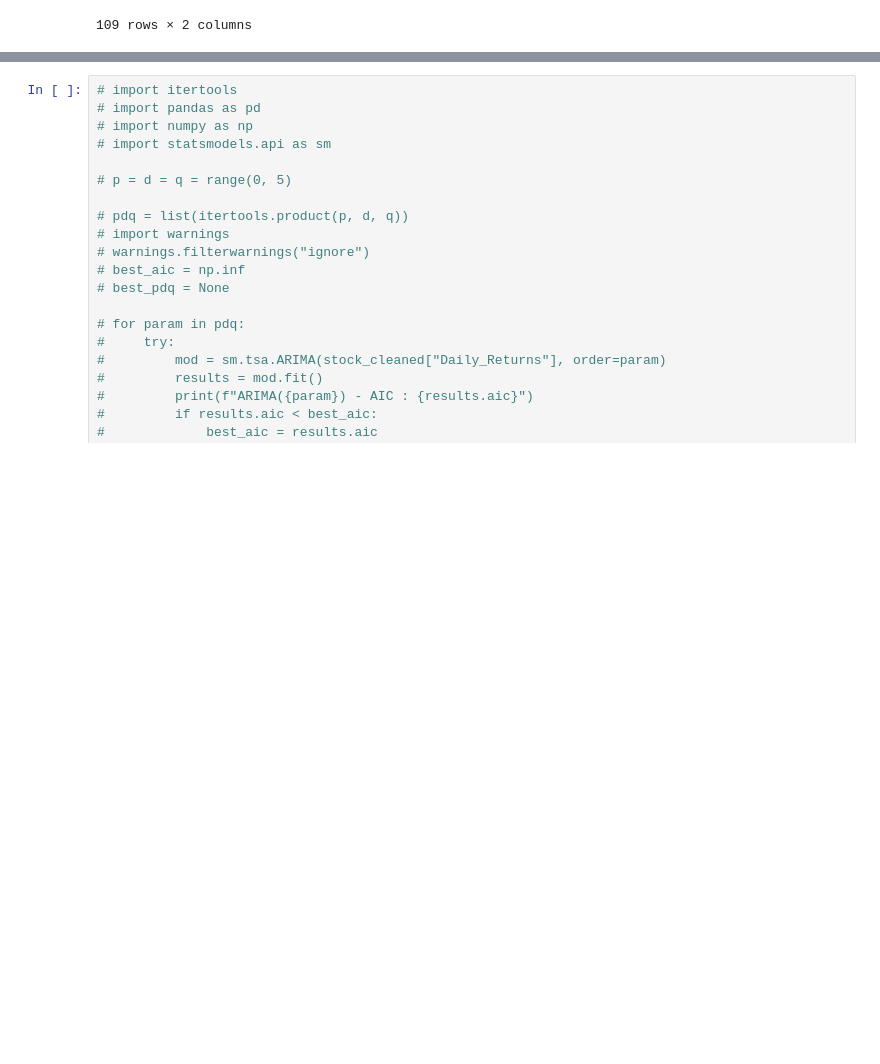
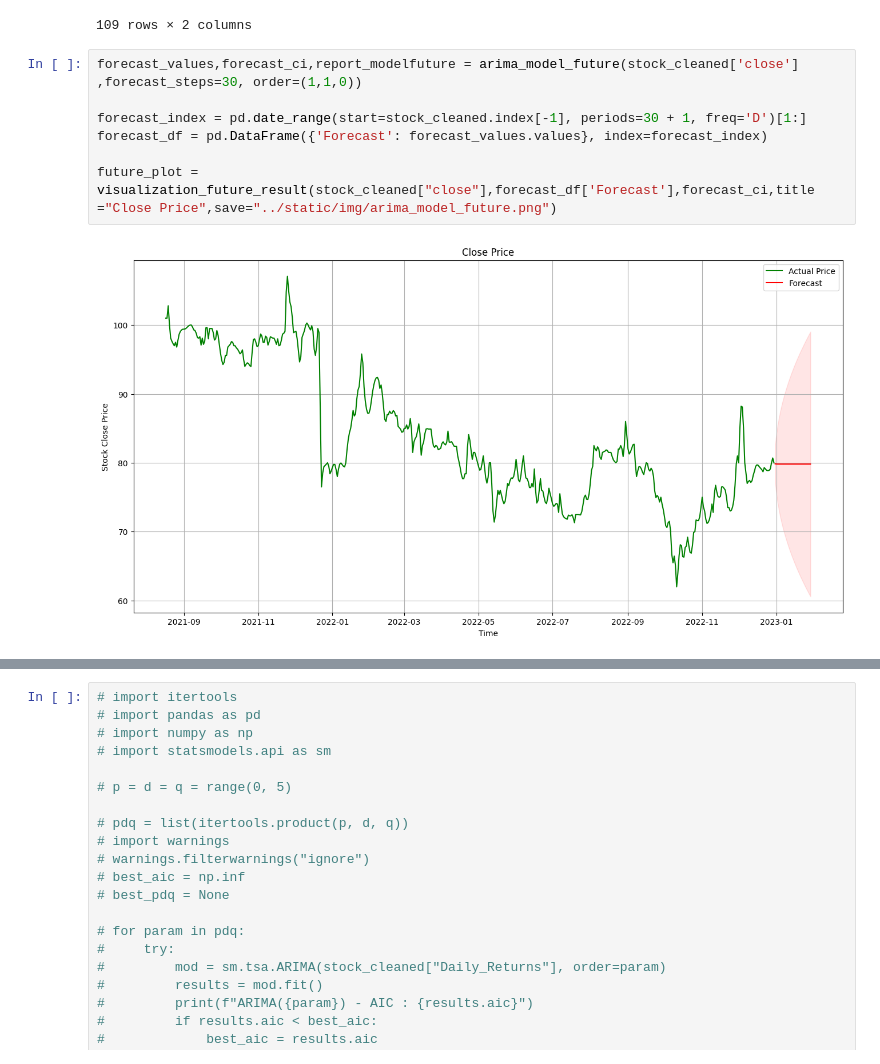
Before and after one commit to Toricat/Predicting_Vietnamese_Stock, a Jupyter notebook: arima/model.ipynb, the cells around one changed output, grey strips where cells are left out. Drawn from its saved outputs; the diff is of its cells as text; blank space fills up the shorter version.

```diff
--- a/arima/model.ipynb
+++ b/arima/model.ipynb
@@ -425,3 +425,12 @@ df_close
 | 2022-12-29 | 80.700000 | 79.461700 |
 | 2022-12-30 | 80.000000 | 80.198882 |
 109 rows × 2 columns
+# %%
+forecast_values,forecast_ci,report_modelfuture = arima_model_future(stock_cleaned['close'] ,forecast_steps=30, order=(1,1,0))
+
+forecast_index = pd.date_range(start=stock_cleaned.index[-1], periods=30 + 1, freq='D')[1:]
+forecast_df = pd.DataFrame({'Forecast': forecast_values.values}, index=forecast_index)
+
+future_plot = visualization_future_result(stock_cleaned["close"],forecast_df['Forecast'],forecast_ci,title ="Close Price",save="../static/img/arima_model_future.png")
+# %% [output]
+[figure, added]
```
Also changed, not shown: parts of 9 cells of this notebook, 13 other files.
